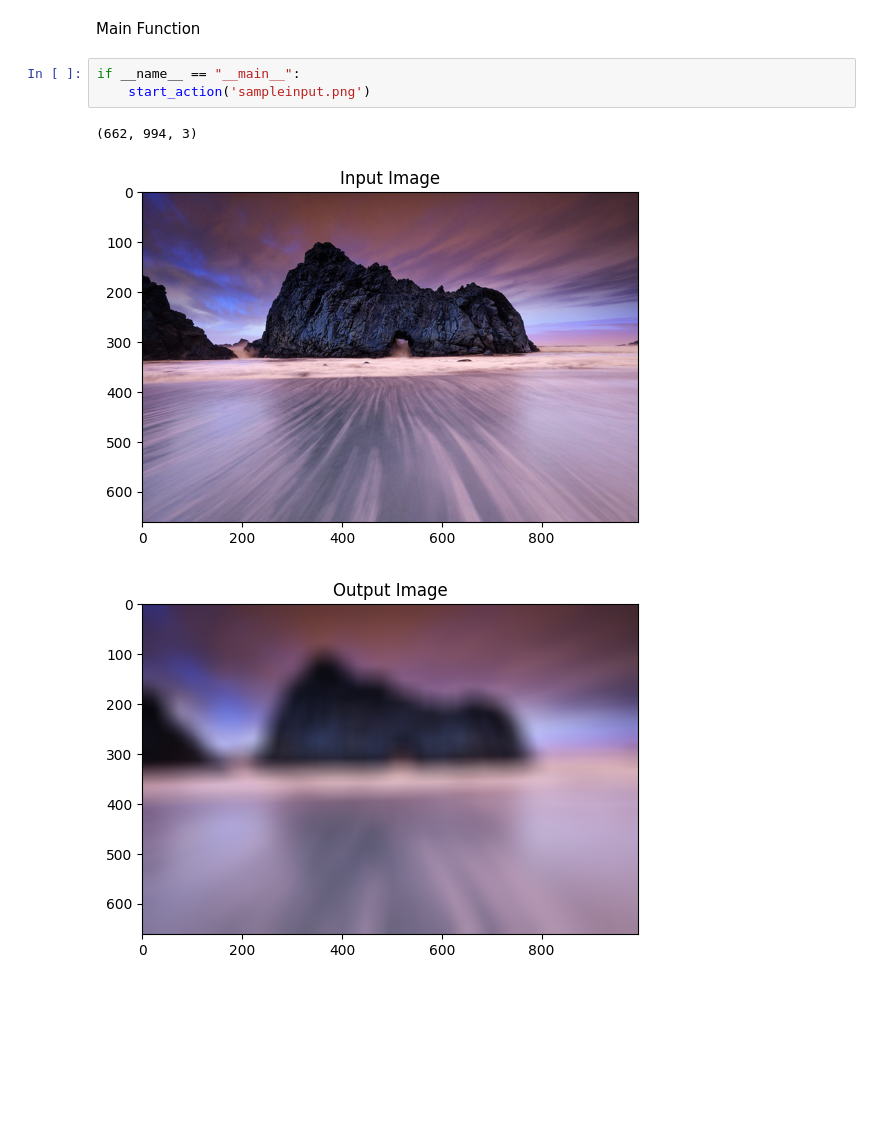
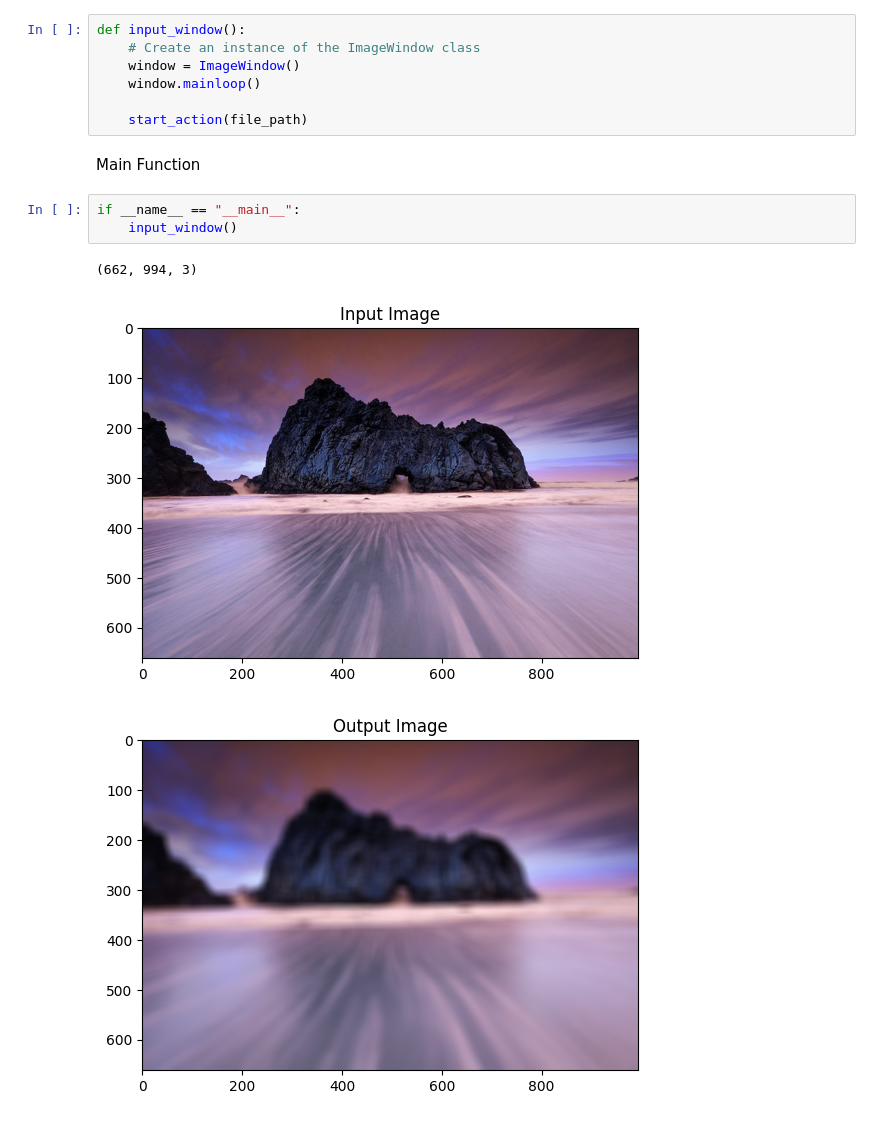
Before and after one commit to TheFJcurve/Blurify, a Jupyter notebook: main.ipynb, the cells around one changed output. Drawn from its saved outputs; the diff is of its cells as text; blank space fills up the shorter version.

```diff
--- a/main.ipynb
+++ b/main.ipynb
@@ -53,12 +108,19 @@ def start_action(input_img):
     plt.show()
 
     convolution_action(img)
+# %%
+def input_window():
+    # Create an instance of the ImageWindow class
+    window = ImageWindow()
+    window.mainloop()
+
+    start_action(file_path)
 # %% [markdown]
 Main Function
 # %%
 if __name__ == "__main__":
-    start_action('sampleinput.png')
+    input_window()
 # %% [output]
 (662, 994, 3)
 [figure]
-[figure, old version]
+[figure, new version]
```
Also changed, not shown: parts of 2 cells of this notebook, 1 other file.
